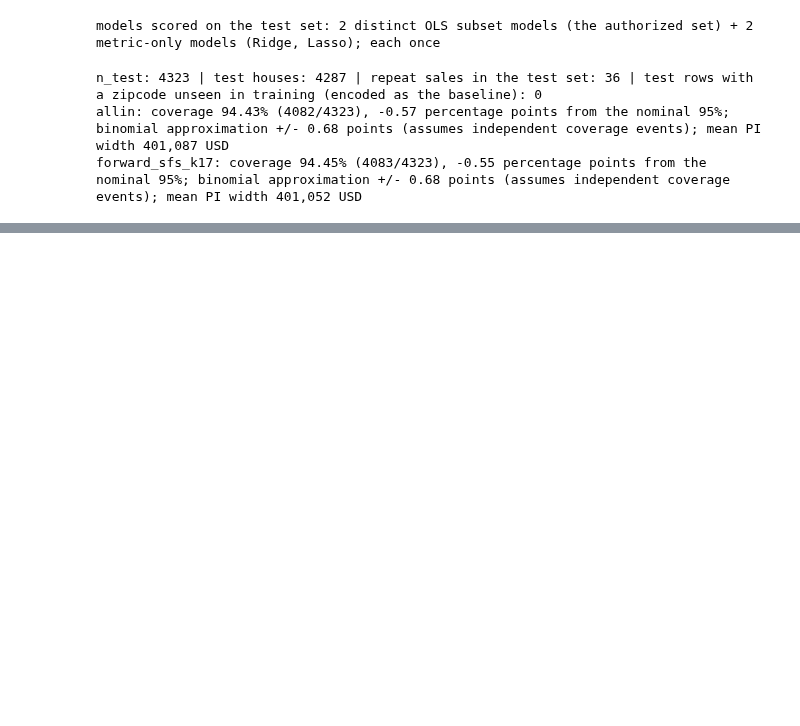
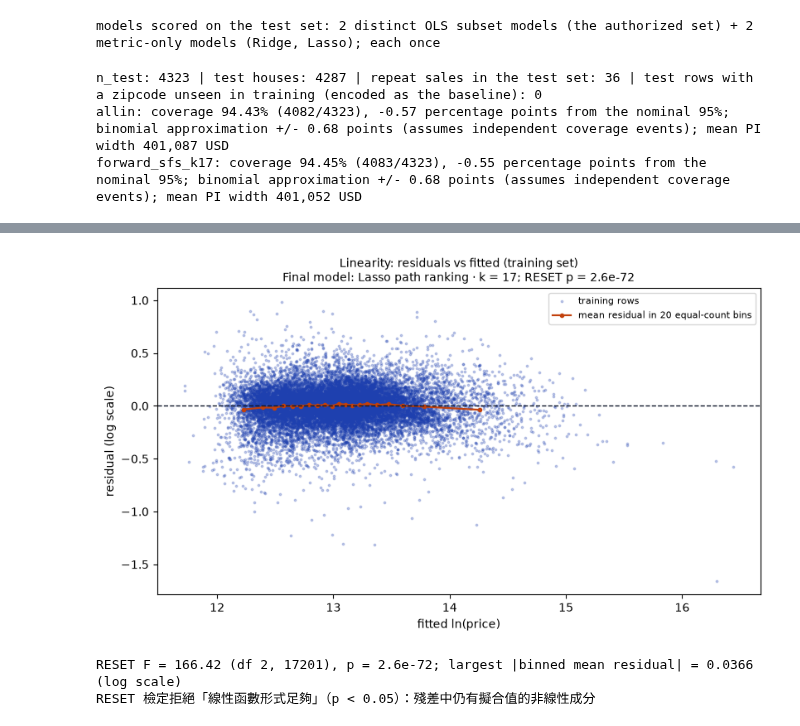
Before and after one commit to yotsubamomo/aiot-classwork, a Jupyter notebook: home_work_02/hw2.ipynb, the cells around one changed output, grey strips where cells are left out. Saved outputs shown, nothing was run; the diff lists cells and outputs as text; code cells hidden in the pictures; blank space fills up the shorter version.

```diff
--- a/home_work_02/hw2.ipynb
+++ b/home_work_02/hw2.ipynb
@@ -717,0 +732,20 @@ forward_sfs_k17: coverage 94.45% (4083/4323), -0.55 percentage points from the n
+# %%
+from hw2 import deployment, diagnostics, explain
+
+final = deployment.final_model(prepared, winners, allin, path_candidates)
+print("final model (the overall CV winner, refitted on the whole training set):", final.label,
+      f"[{final.model_key}]")
+print("the same fitted model as:", ", ".join(final.shared_with) or "no other CV winner",
+      "| scored once on the test set (#63) under the key", final.test_model_key)
+print("feature groups:", len(final.groups), list(final.groups))
+print(f"n_train {final.n_train} | design columns {final.fit.n_columns} | rank {final.fit.rank} | "
+      f"df_resid {final.fit.df_resid} | R² (log) {final.fit.r2:.4f} | Adjusted R² (log) {final.fit.adj_r2:.4f}")
+
+diag = diagnostics.run(prepared, final)
+OFFICIAL = deployment.is_official_data(prepared)   # results are written inside the unit only for the official data
+diag_figs = diagnostics.figures(diag)
+written = (diagnostics.save_figures(diag_figs, official=OFFICIAL)
+           + diagnostics.write_tables(diag, official=OFFICIAL))
+for p in written:
+    print(rel(p))
+diagnostics.summary_table(diag)
@@ -717,0 +775,11 @@ forward_sfs_k17: coverage 94.45% (4083/4323), -0.55 percentage points from the n
+# %%
+lin = diag.results["linearity"]
+display(diag_figs["linearity"])
+print(f"RESET F = {lin['reset_f']:.2f} (df {lin['reset_df'][0]}, {lin['reset_df'][1]}), "
+      f"p {diagnostics.fmt_p(lin['reset_p_value'])}; largest |binned mean residual| = "
+      f"{lin['binned_mean_resid_max_abs']:.4f} (log scale)")
+print(lin["reading"])
+# %% [output]
+[figure, added]
+RESET F = 166.42 (df 2, 17201), p = 2.6e-72; largest |binned mean residual| = 0.0366 (log scale)
+RESET 檢定拒絕「線性函數形式足夠」（p < 0.05）：殘差中仍有擬合值的非線性成分
```
Also changed, not shown: parts of 25 cells of this notebook, 30 other files.
